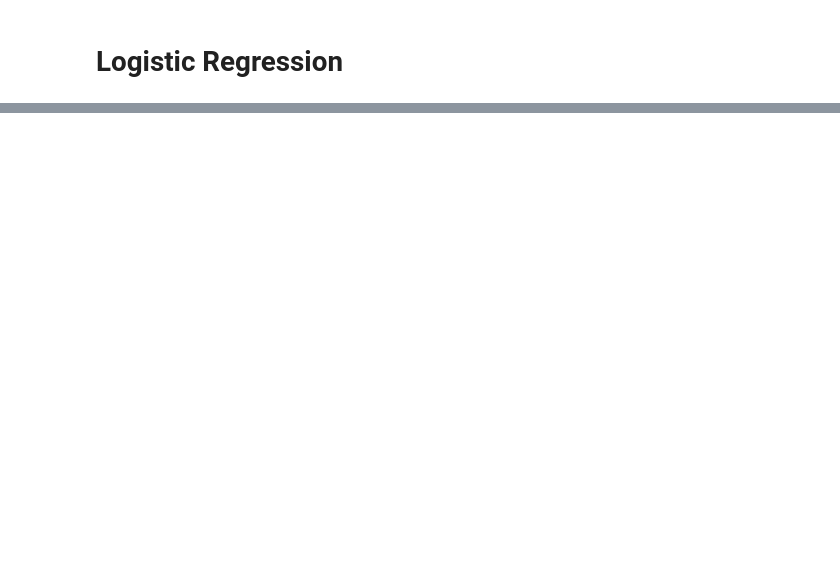
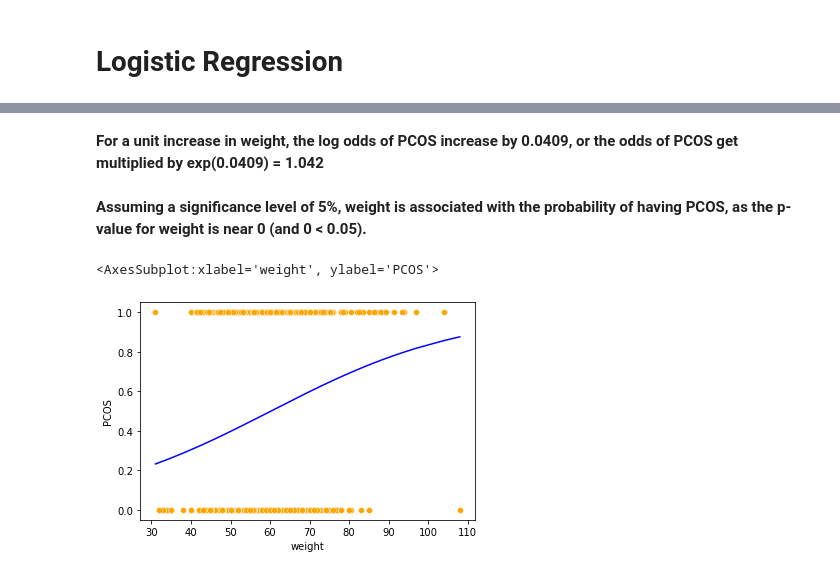
Before and after one commit to ericaez/STAT-303-2-Project, a Jupyter notebook: Project.ipynb, the cells around one changed output, grey strips where cells are left out. Cells and saved outputs as stored; diff of their text form; code cells hidden in the pictures; blank space fills up the shorter version.

```diff
--- a/Project.ipynb
+++ b/Project.ipynb
@@ -191,6 +253,16 @@ Logit Regression Results
 |  | coef | std err | z | P>|z| | [0.025 | 0.975] |
 | Intercept | -2.4610 | 0.497 | -4.951 | 0.000 | -3.435 | -1.487 |
 | weight | 0.0409 | 0.008 | 5.011 | 0.000 | 0.025 | 0.057 |
+# %% [markdown]
+**For a unit increase in weight, the log odds of PCOS increase by 0.0409, or the odds of PCOS get multiplied by exp(0.0409) = 1.042**
+# %% [markdown]
+**Assuming a significance level of 5%, weight is associated with the probability of having PCOS, as the p-value for weight is near 0 (and 0 < 0.05).**
+# %%
+sns.scatterplot(x = 'weight', y = 'PCOS', data = data, color = 'orange') #Visualizing data
+sns.lineplot(x = 'weight', y= model1.predict(data), data = data, color = 'blue') #Visualizing model
+# %% [output]
+<AxesSubplot:xlabel='weight', ylabel='PCOS'>
+[figure, added]
 # %%
 #Function to compute confusion matrix and prediction accuracy on training data
 def confusion_matrix_train(model,cutoff=0.5):
```
Also changed, not shown: parts of 96 cells of this notebook.
